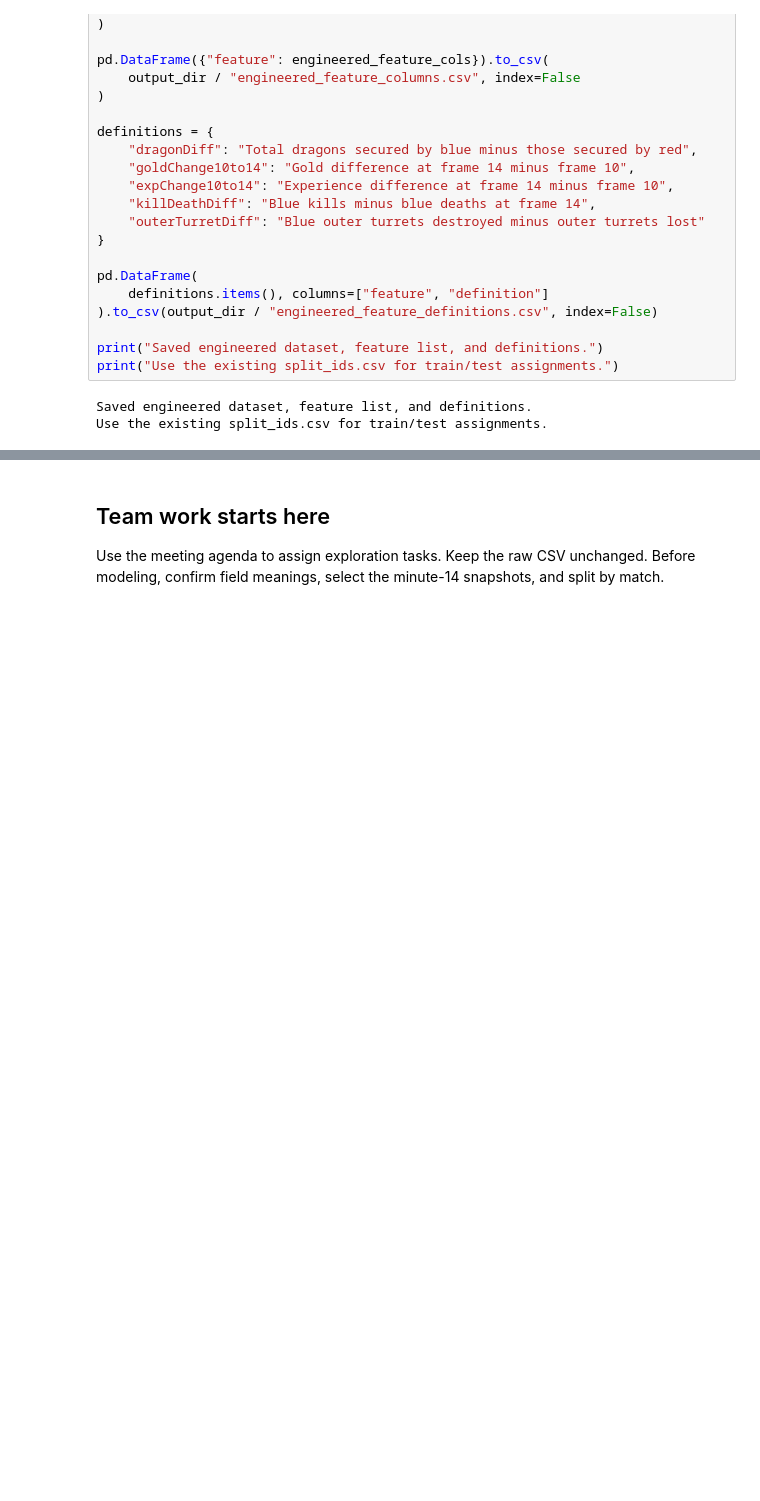
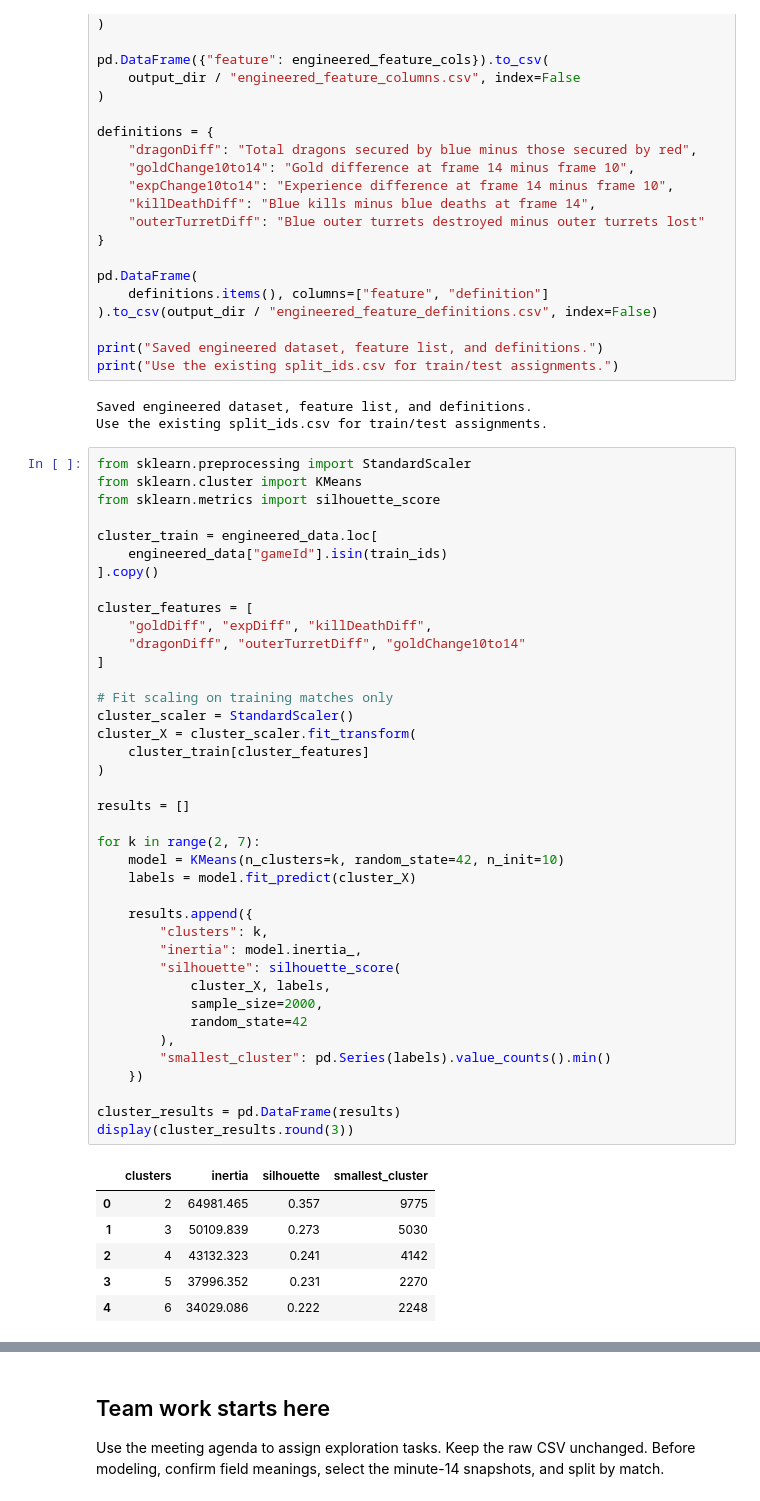
Before and after one commit to isaacchoi031014/CS-363M-ML-Project, a Jupyter notebook: notebooks/01_data_exploration.ipynb, the cells around one changed output, grey strips where cells are left out. Cells and saved outputs as stored; diff of their text form; blank space fills up the shorter version.

```diff
--- a/notebooks/01_data_exploration.ipynb
+++ b/notebooks/01_data_exploration.ipynb
@@ -697,3 +705,49 @@ print("Use the existing split_ids.csv for train/test assignments.")
 # %% [output]
 Saved engineered dataset, feature list, and definitions.
 Use the existing split_ids.csv for train/test assignments.
+# %%
+from sklearn.preprocessing import StandardScaler
+from sklearn.cluster import KMeans
+from sklearn.metrics import silhouette_score
+
+cluster_train = engineered_data.loc[
+    engineered_data["gameId"].isin(train_ids)
+].copy()
+
+cluster_features = [
+    "goldDiff", "expDiff", "killDeathDiff",
+    "dragonDiff", "outerTurretDiff", "goldChange10to14"
+]
+
+# Fit scaling on training matches only
+cluster_scaler = StandardScaler()
+cluster_X = cluster_scaler.fit_transform(
+    cluster_train[cluster_features]
+)
+
+results = []
+
+for k in range(2, 7):
+    model = KMeans(n_clusters=k, random_state=42, n_init=10)
+    labels = model.fit_predict(cluster_X)
+
+    results.append({
+        "clusters": k,
+        "inertia": model.inertia_,
+        "silhouette": silhouette_score(
+            cluster_X, labels,
+            sample_size=2000,
+            random_state=42
+        ),
+        "smallest_cluster": pd.Series(labels).value_counts().min()
+    })
+
+cluster_results = pd.DataFrame(results)
+display(cluster_results.round(3))
+# %% [output]
+|  | clusters | inertia | silhouette | smallest_cluster |
+| 0 | 2 | 64981.465 | 0.357 | 9775 |
+| 1 | 3 | 50109.839 | 0.273 | 5030 |
+| 2 | 4 | 43132.323 | 0.241 | 4142 |
+| 3 | 5 | 37996.352 | 0.231 | 2270 |
+| 4 | 6 | 34029.086 | 0.222 | 2248 |
```
Also changed, not shown: parts of 8 cells of this notebook, 8 other files.
